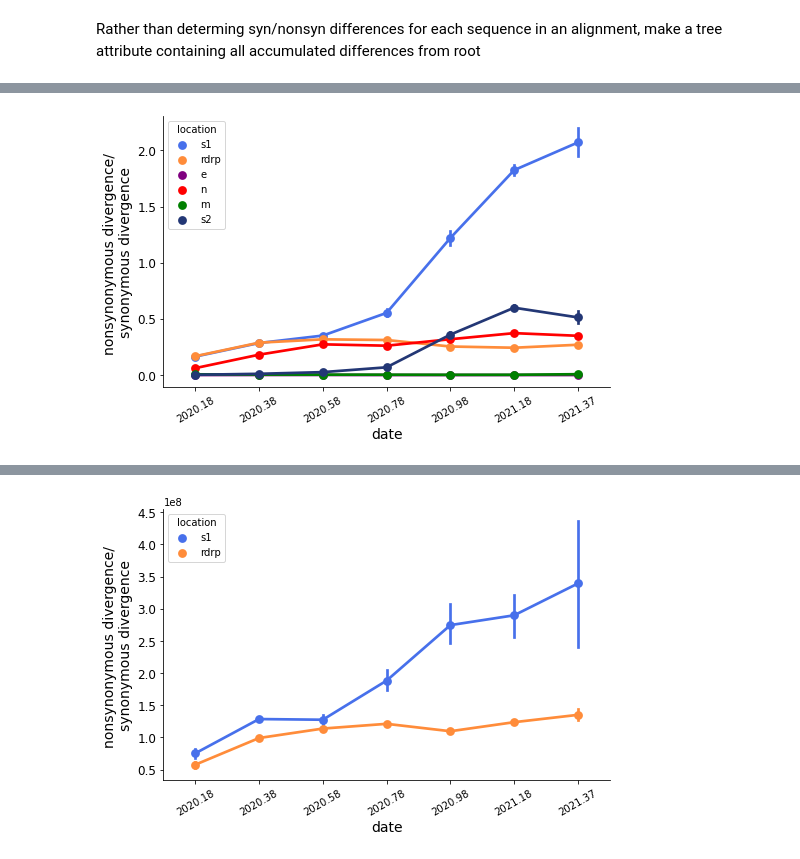
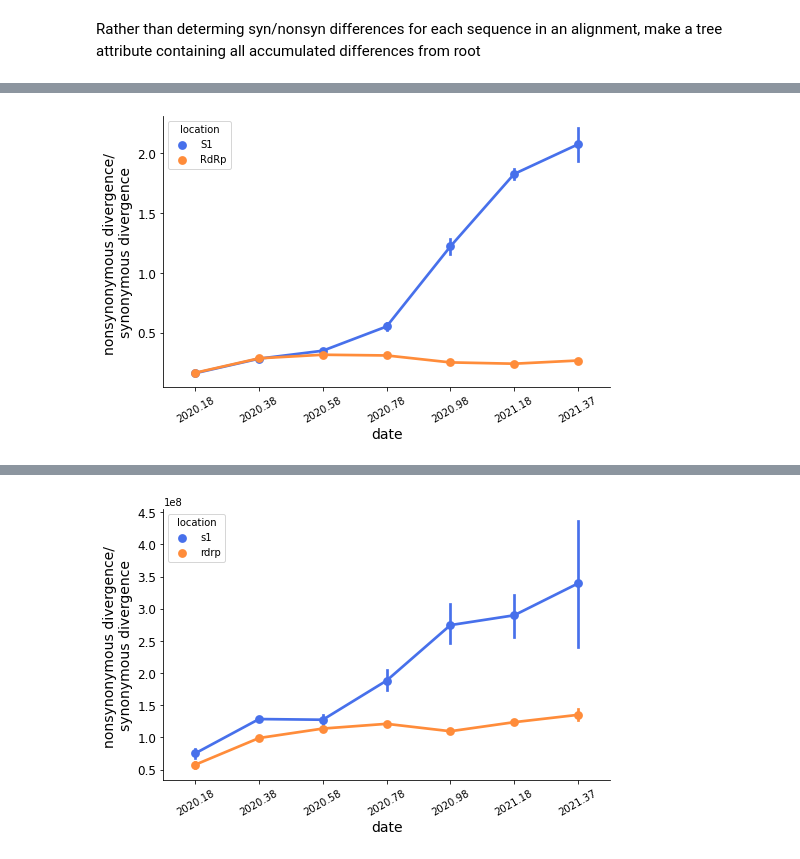
Before and after one commit to blab/sarscov2-adaptive-evolution, a Jupyter notebook: analysis/divergence.ipynb, the cells around one changed output, grey strips where cells are left out. Drawn from its saved outputs; the diff is of its cells as text; code cells hidden in the pictures.

Commit message:
divergence analysis

```diff
--- a/analysis/divergence.ipynb
+++ b/analysis/divergence.ipynb
@@ -471,17 +471,17 @@ def find_divergence_in_window(window_len=0.2):
 
 
                     window_dnds_info.append({'window_start': round(start_date,2), 'window_end': round(end_date,2),
-                                             'dn/ds':s1_n_over_s, 'location': 's1'})
+                                             'dn/ds':s1_n_over_s, 'location': 'S1'})
                     window_dnds_info.append({'window_start': round(start_date,2), 'window_end': round(end_date,2),
-                                             'dn/ds':rdrp_n_over_s, 'location': 'rdrp'})
+                                             'dn/ds':rdrp_n_over_s, 'location': 'RdRp'})
                     window_dnds_info.append({'window_start': round(start_date,2), 'window_end': round(end_date,2),
-                                             'dn/ds':e_n_over_s, 'location': 'e'})
+                                             'dn/ds':e_n_over_s, 'location': 'E'})
                     window_dnds_info.append({'window_start': round(start_date,2), 'window_end': round(end_date,2),
-                                             'dn/ds':n_n_over_s, 'location': 'n'})
+                                             'dn/ds':n_n_over_s, 'location': 'N'})
                     window_dnds_info.append({'window_start': round(start_date,2), 'window_end': round(end_date,2),
-                                             'dn/ds':m_n_over_s, 'location': 'm'})
+                                             'dn/ds':m_n_over_s, 'location': 'M'})
                     window_dnds_info.append({'window_start': round(start_date,2), 'window_end': round(end_date,2),
-                                             'dn/ds':s2_n_over_s, 'location': 's2'})
+                                             'dn/ds':s2_n_over_s, 'location': 'S2'})
 
 
 
@@ -511,14 +497,16 @@ ax.tick_params(axis='x', which='major', labelsize=10, rotation=30)
-# %%
-fig, ax = plt.subplots(figsize=(8,5))
-cmap = {'rdrp':"#ff8c3a", 's1':"#4770eb", 'e': 'purple', 'n': 'red', 'm': 'green', 's2': '#233775'}
-
-sns.pointplot(x='window_end', y='dn/ds', hue='location', palette=cmap,
-              data=window_dnds,
-              ci=95, ax=ax)
-sns.despine(left=False, bottom=False)
-ax.set_xlabel('date', fontsize=14)
-ax.set_ylabel('nonsynonymous divergence/ \nsynonymous divergence', fontsize=14)
-ax.tick_params(axis='y', which='major', labelsize=12)
-ax.tick_params(axis='x', which='major', labelsize=10, rotation=30)
-# %% [output]
-[figure, removed]
+# %%
+fig, ax = plt.subplots(figsize=(8,5))
+cmap = {'RdRp':"#ff8c3a", 'S1':"#4770eb"}
+
+sns.pointplot(x='window_end', y='dn/ds', hue='location', palette=cmap,
+              data=window_dnds[(window_dnds['location']=='S1')|(window_dnds['location']=='RdRp')],
+              ci=95, ax=ax)
+sns.despine(left=False, bottom=False)
+ax.set_xlabel('date', fontsize=14)
+ax.set_ylabel('nonsynonymous divergence/ \nsynonymous divergence', fontsize=14)
+ax.tick_params(axis='y', which='major', labelsize=12)
+ax.tick_params(axis='x', which='major', labelsize=10, rotation=30)
+
+fig.savefig('plots/divergence_s1_rdrp.png', dpi=300, bbox_inches='tight')
+# %% [output]
+[figure, added]
```
Also changed, not shown: parts of 2 cells of this notebook, 2 other files.
